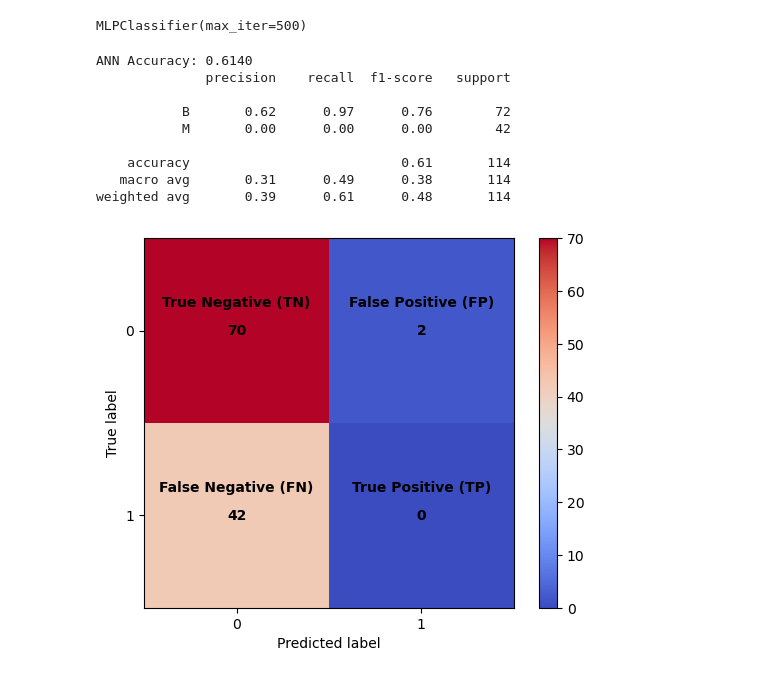
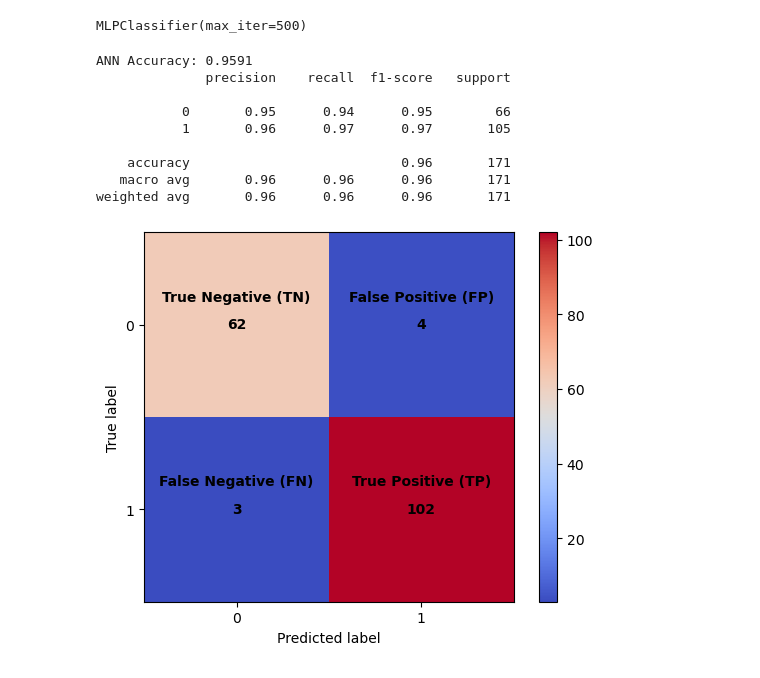
Before and after one commit to laurelfishburn/APCProject, a Jupyter notebook: models/supervised/Comparing Classification models.ipynb, the cells around one changed output. Cells and saved outputs as stored; diff of their text form; code cells hidden in the pictures.

```diff
--- a/models/supervised/Comparing Classification models.ipynb
+++ b/models/supervised/Comparing Classification models.ipynb
@@ -25,6 +88,6 @@ train.head()
 # %%
 # Train Test Split
 
-x_train, x_test, y_train, y_test = train_test_split(train.drop("Diagnosis",axis=1),
-                                                    train['Diagnosis'], test_size=0.20,
+x_train, x_test, y_train, y_test = train_test_split(train.drop('Diagnosis',axis=1),
+                                                    train['Diagnosis'], test_size=0.30,
                                                     random_state=101)
@@ -31,7 +104,12 @@ x_train, x_test, y_train, y_test = train_test_split(train.drop("Diagnosis",axis=
+# %%
+scaler = StandardScaler()
+
+x_train2=scaler.fit_transform(x_train)
+x_test2=scaler.fit_transform(x_test)
 # %%
 #Random Forest
 
 classifier_rf = RandomForestClassifier()
-classifier_rf.fit(x_train, y_train)
+classifier_rf.fit(x_train2, y_train)
 # %% [output]
 RandomForestClassifier()
@@ -94,39 +148,39 @@ weighted avg       0.97      0.97      0.97       114
 #ANN
 
 classifier_ann = MLPClassifier(max_iter=500)
-classifier_ann.fit(x_train, y_train)
+classifier_ann.fit(x_train2, y_train)
 # %% [output]
 MLPClassifier(max_iter=500)
 # %%
-y_pred_ann = classifier_ann.predict(x_test)
+y_pred_ann = classifier_ann.predict(x_test2)
 accuracy_ann = accuracy_score(y_test, y_pred_ann)
 
 print(f"ANN Accuracy: {accuracy_ann:.4f}")
 print(classification_report(y_test, y_pred_ann))
 
 
 # Confusion Matrix
 conf_matrix_ann = confusion_matrix(y_test, y_pred_ann)
 
 # Plot the confusion matrix
 disp = ConfusionMatrixDisplay(confusion_matrix=conf_matrix_ann, display_labels=[0, 1])
 disp.plot(cmap='coolwarm', text_kw={'color': 'black', 'fontsize': 10, 'fontweight': 'bold'})
 # Add labels directly on top of the numbers
 labels = [["True Negative (TN)", "False Positive (FP)"], ["False Negative (FN)", "True Positive (TP)"]]
 for i in range(2):
     for j in range(2):
         plt.text(j, i - 0.15, labels[i][j], ha='center', va='center', color='black', fontsize=10, fontweight='bold')
 # %% [output]
-ANN Accuracy: 0.6140
+ANN Accuracy: 0.9591
               precision    recall  f1-score   support
 
-           B       0.62      0.97      0.76        72
-           M       0.00      0.00      0.00        42
+           0       0.95      0.94      0.95        66
+           1       0.96      0.97      0.97       105
 
-    accuracy                           0.61       114
-   macro avg       0.31      0.49      0.38       114
-weighted avg       0.39      0.61      0.48       114
+    accuracy                           0.96       171
+   macro avg       0.96      0.96      0.96       171
+weighted avg       0.96      0.96      0.96       171
-[figure, old version]
+[figure, new version]
 # %%
 #Plot Classification Model Comparison Results
 
```
Also changed, not shown: parts of 20 cells of this notebook, 1 other file.
